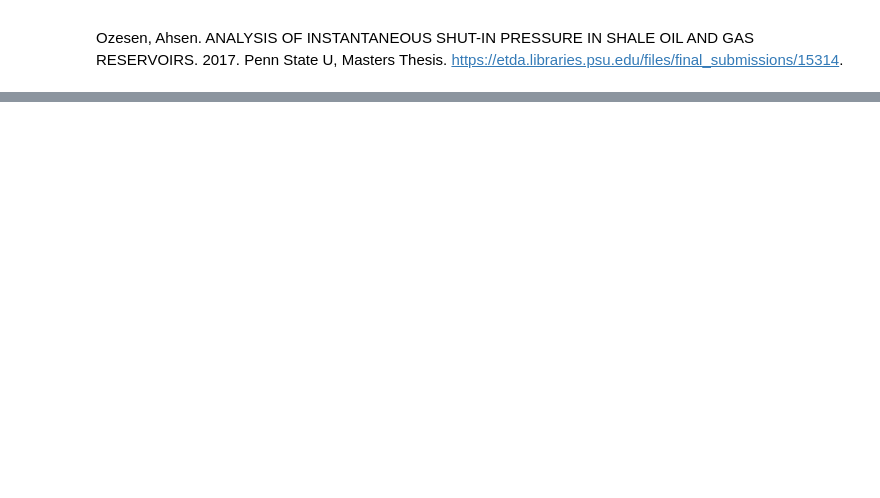
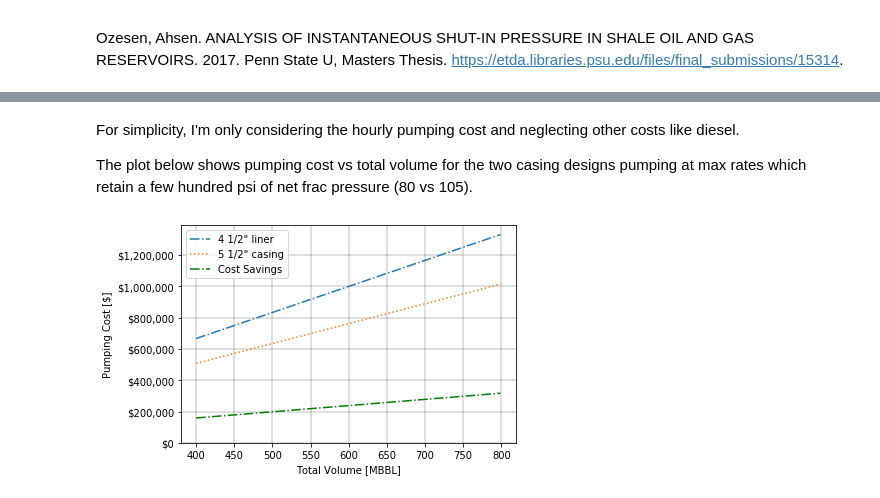
Before and after one commit to energydevohm/completion-cost-study, a Jupyter notebook: comp-cost.ipynb, the cells around one changed output, grey strips where cells are left out. Saved outputs shown, nothing was run; the diff lists cells and outputs as text; code cells hidden in the pictures; blank space fills up the shorter version.

```diff
--- a/comp-cost.ipynb
+++ b/comp-cost.ipynb
@@ -110,0 +148,32 @@ plt.show()
+# %% [markdown]
+For simplicity, I'm only considering the hourly pumping cost and neglecting other costs like diesel.
+
+The plot below shows pumping cost vs total volume for the two casing designs pumping at max rates which retain a few hundred psi of net frac pressure (80 vs 105).
+# %%
+volumerange=list(range(400, 800))
+pumpcost=8000 #$8000/hr
+amaxrate=80
+bmaxrate=105
+
+acost=[pumpcost*1000*i/(amaxrate*60) for i in volumerange]
+bcost=[pumpcost*1000*i/(bmaxrate*60) for i in volumerange]
+
+fig, ax = plt.subplots()
+ax.plot(volumerange,acost, label = "4 1/2\" liner", linestyle="-.")
+ax.plot(volumerange,bcost, label = "5 1/2\" casing", linestyle=":")
+ax.plot(volumerange, [a_i - b_i for a_i, b_i in zip(acost, bcost)], label = "Cost Savings", linestyle="-.", color='g')
+
+plt.ylim(bottom=0)
+ax.grid(color='k', linestyle='-', linewidth=0.25)
+
+plt.xlabel('Total Volume [MBBL]')
+plt.ylabel('Pumping Cost [$]')
+
+fmt = '${x:,.0f}'
+tick = mtick.StrMethodFormatter(fmt)
+ax.yaxis.set_major_formatter(tick)
+
+plt.legend()
+plt.show()
+# %% [output]
+[figure, added]
```
Also changed, not shown: parts of 7 cells of this notebook.
